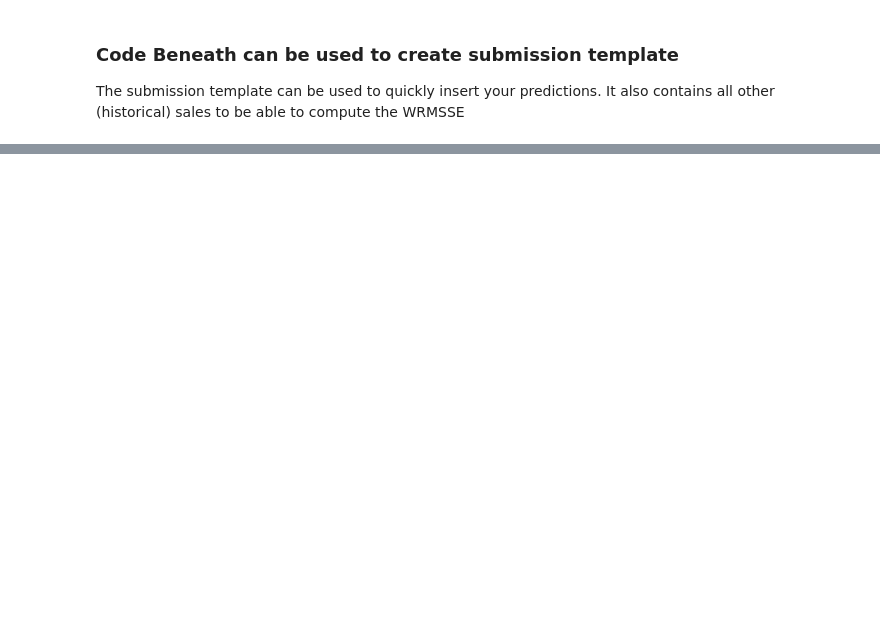
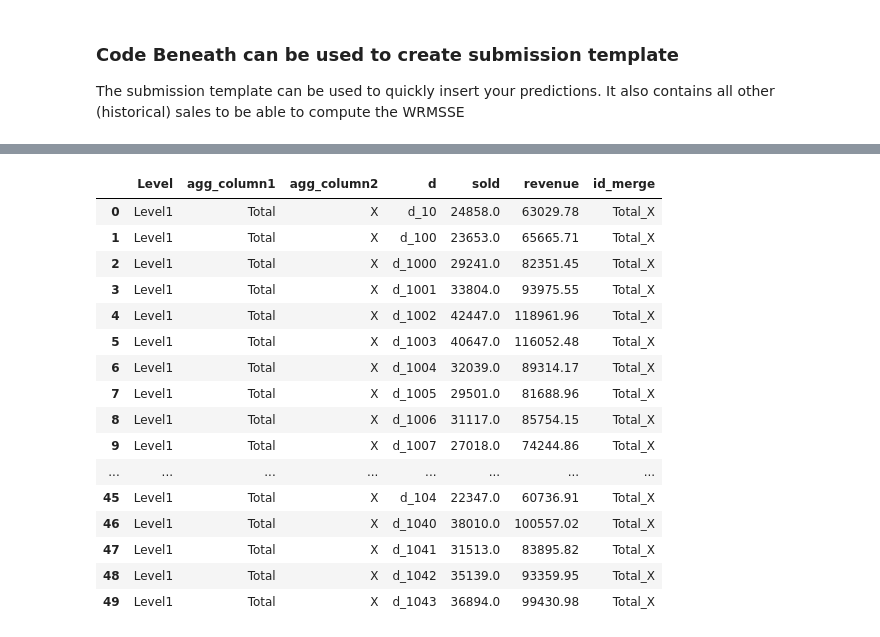
Before and after one commit to CodingNoob234/m5-forecasting-uncertainty, a Jupyter notebook: code/un_training_model_quantiles.ipynb, the cells around one changed output, grey strips where cells are left out. Cells and saved outputs as stored; diff of their text form; code cells hidden in the pictures; blank space fills up the shorter version.

```diff
--- a/code/un_training_model_quantiles.ipynb
+++ b/code/un_training_model_quantiles.ipynb
@@ -351,0 +427,17 @@ cross_validation_on_validation_set(apply_max_zero=False, df_sub_val=df_sub_val)
+# %%
+# load precomputed
+d = pd.read_parquet('../data/uncertainty/cv_template/temp.parquet')
+df_sub_val['id_merge'] = df_sub_val['id'].str.split('.')\
+    .apply(lambda x: x[0])
+df_sub_val['quantile'] = df_sub_val['id'].str.split('.')\
+    .apply(lambda x: float('.'.join([x[-2], x[-1].split('_')[0]])))
+# %%
+# load precomputed
+d = _down_cast(d)
+p = pd.merge(
+    d,
+    df_sub_val,
+    how='left',
+    on=['id_merge', 'd']
+)
+p['id_merge'] = p['id_merge'].astype(str)
@@ -387,0 +481,32 @@ It also contains all other (historical) sales to be able to compute the WRMSSE
+# %%
+dfs = []
+df_eval_after_release['revenue'] = df_eval_after_release['sold'] * df_eval_after_release['sell_price']
+for level in list(AGG_LEVEL_COLUMNS.keys()):
+    c = AGG_LEVEL_COLUMNS[level]
+    logger.info(level)
+    agg_dict = {
+        'sold': 'sum',
+        'revenue': 'sum'
+    }
+    d1 = df_eval_after_release.groupby(c + ['d']).agg(agg_dict).reset_index(drop=False)
+    d = pd.DataFrame({
+        'd': d1['d'],
+        'sold': d1['sold'],
+        'revenue': d1['revenue']
+    })
+    if len(c) == 0:
+        d['agg_column1'] = 'Total'
+        d['agg_column2'] = 'X'
+    elif len(c) == 1:
+        d['agg_column1'] = d1[c[0]]
+        d['agg_column2'] = 'X'
+    else:
+        d['agg_column1'] = d1[c[0]]
+        d['agg_column2'] = d1[c[1]]
+    d['id_merge'] = d['agg_column1'] + '_' + d['agg_column2']
+    d['Level'] = level
+    dfs.append(d[['Level', 'agg_column1', 'agg_column2', 'd', 'sold', 'revenue', 'id_merge']])
+d = pd.concat(dfs)
+d.head(50)
+d.to_parquet('temp.parquet', index=False)
+# %% [output]
@@ -387,0 +525,17 @@ It also contains all other (historical) sales to be able to compute the WRMSSE
+|  | Level | agg_column1 | agg_column2 | d | sold | revenue | id_merge |
+| 0 | Level1 | Total | X | d_10 | 24858.0 | 63029.78 | Total_X |
+| 1 | Level1 | Total | X | d_100 | 23653.0 | 65665.71 | Total_X |
+| 2 | Level1 | Total | X | d_1000 | 29241.0 | 82351.45 | Total_X |
+| 3 | Level1 | Total | X | d_1001 | 33804.0 | 93975.55 | Total_X |
+| 4 | Level1 | Total | X | d_1002 | 42447.0 | 118961.96 | Total_X |
+| 5 | Level1 | Total | X | d_1003 | 40647.0 | 116052.48 | Total_X |
+| 6 | Level1 | Total | X | d_1004 | 32039.0 | 89314.17 | Total_X |
+| 7 | Level1 | Total | X | d_1005 | 29501.0 | 81688.96 | Total_X |
+| 8 | Level1 | Total | X | d_1006 | 31117.0 | 85754.15 | Total_X |
+| 9 | Level1 | Total | X | d_1007 | 27018.0 | 74244.86 | Total_X |
+| ... | ... | ... | ... | ... | ... | ... | ... |
+| 45 | Level1 | Total | X | d_104 | 22347.0 | 60736.91 | Total_X |
+| 46 | Level1 | Total | X | d_1040 | 38010.0 | 100557.02 | Total_X |
+| 47 | Level1 | Total | X | d_1041 | 31513.0 | 83895.82 | Total_X |
+| 48 | Level1 | Total | X | d_1042 | 35139.0 | 93359.95 | Total_X |
+| 49 | Level1 | Total | X | d_1043 | 36894.0 | 99430.98 | Total_X |
```
Also changed, not shown: parts of 14 cells of this notebook, 4 other files.
